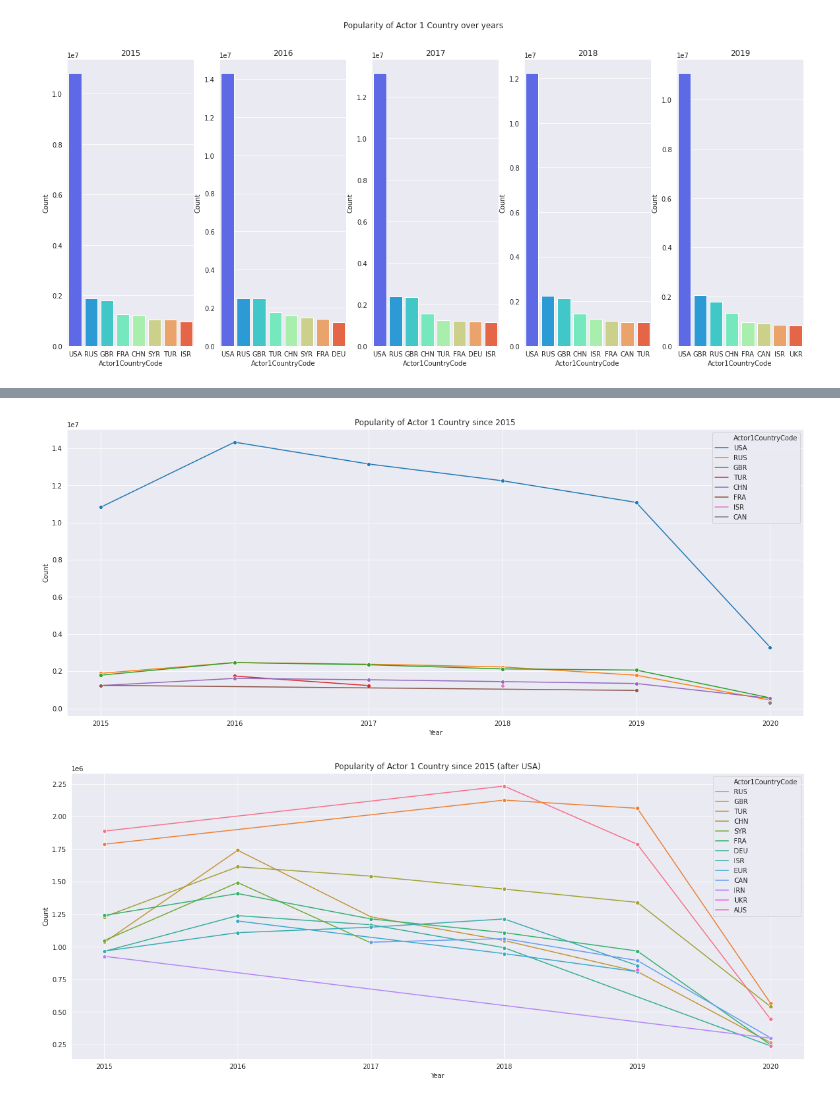
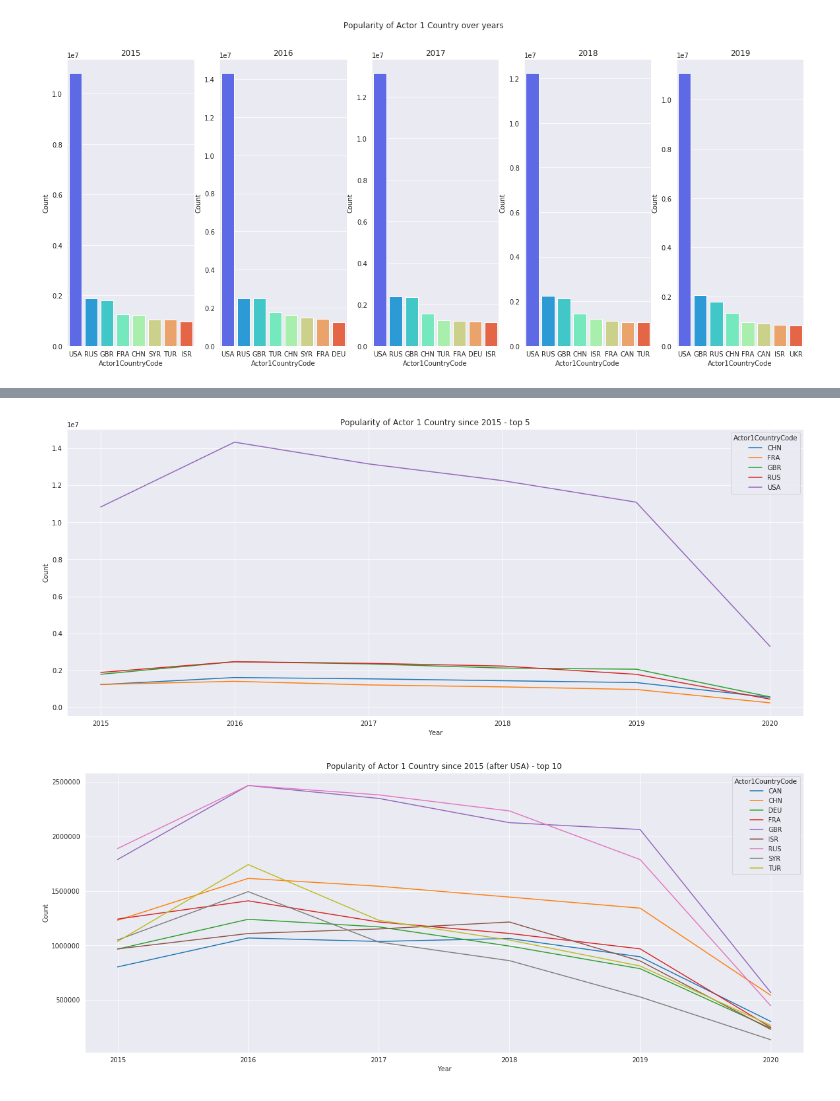
Before and after one commit to mijapa/GDELT, a Jupyter notebook: GLOBAL year ac1 count.ipynb, the cells around one changed output, grey strips where cells are left out. Cells and saved outputs as stored; diff of their text form; code cells hidden in the pictures.

Commit message:
Correct figure of Popularity of Actor 1 Country

```diff
--- a/GLOBAL year ac1 count.ipynb
+++ b/GLOBAL year ac1 count.ipynb
@@ -80,16 +80,23 @@ g.figure.set_size_inches(20,8)
 # %%
-s = GLyearAc1.groupby(["Actor1CountryCode", "Year"], as_index=False).sum().sort_values(by="Count", ascending=False).groupby("Year").head(5)
-g = sns.lineplot(x="Year", y="Count", marker="o", hue='Actor1CountryCode', dashes=True, data=s)
-g.set_title("Popularity of Actor 1 Country since 2015")
+cols = GLyearAc1.groupby("Actor1CountryCode", as_index=False).sum().sort_values(by="Count", ascending=False).head(5)["Actor1CountryCode"]
+s  = GLyearAc1.loc[GLyearAc1["Actor1CountryCode"].isin(cols)]
+
+s = s.groupby(["Year", "Actor1CountryCode"]).agg({'Count':'sum'})
+g = s.unstack().plot(y='Count')
+g.set_title("Popularity of Actor 1 Country since 2015 - top 5")
 g.set(ylabel='Count')
 g.figure.set_size_inches(20,8)
+plt.savefig('text/fig/GLOBAL/Actor1inTIME.png', bbox_inches='tight')
 # %% [output]
-[figure, old version]
+[figure, new version]
 # %%
-s = GLyearAc1.groupby(["Actor1CountryCode", "Year"], as_index=False).sum().sort_values(by="Count", ascending=False).groupby("Year").head(10)[10:]
-g = sns.lineplot(x="Year", y="Count", marker="o", hue='Actor1CountryCode', dashes=True, data=s)
-g.set_title("Popularity of Actor 1 Country since 2015 (after USA)")
+cols = GLyearAc1.groupby("Actor1CountryCode", as_index=False).sum().sort_values(by="Count", ascending=False).head(10)[1:]["Actor1CountryCode"]
+s  = GLyearAc1.loc[GLyearAc1["Actor1CountryCode"].isin(cols)]
+
+s = s.groupby(["Year", "Actor1CountryCode"]).agg({'Count':'sum'})
+g = s.unstack().plot(y='Count')
 g.set(ylabel='Count')
+g.set_title("Popularity of Actor 1 Country since 2015 (after USA) - top 10")
 g.figure.set_size_inches(20,8)
 # %% [output]
-[figure, old version]
+[figure, new version]
```
Also changed, not shown: parts of 3 cells of this notebook, 2 other files.
